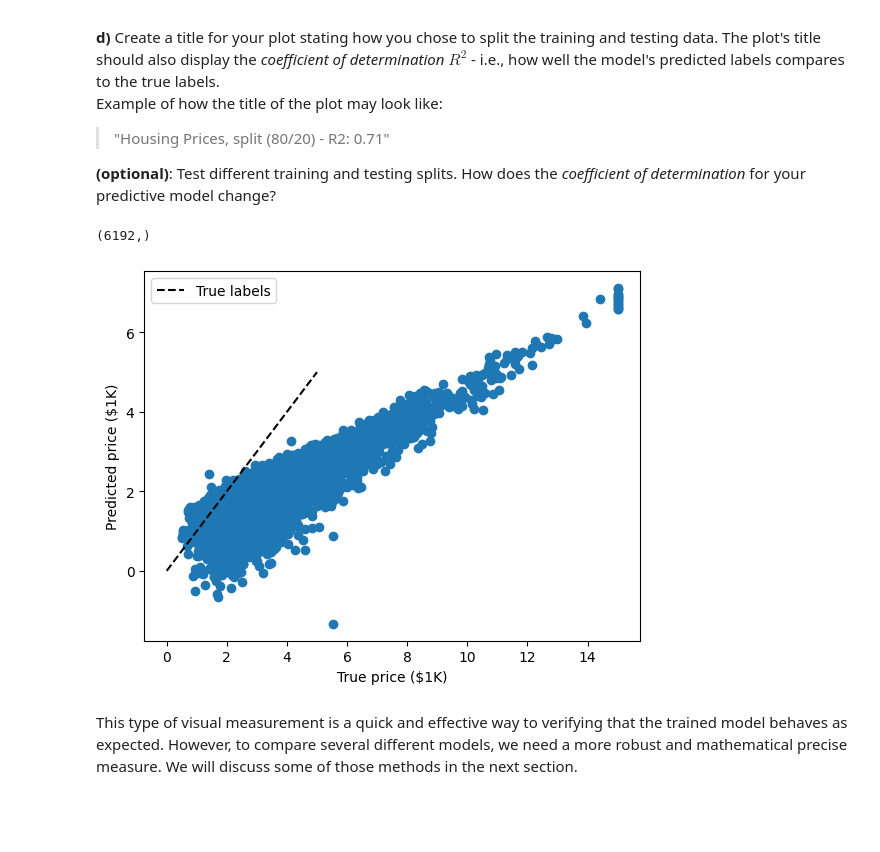
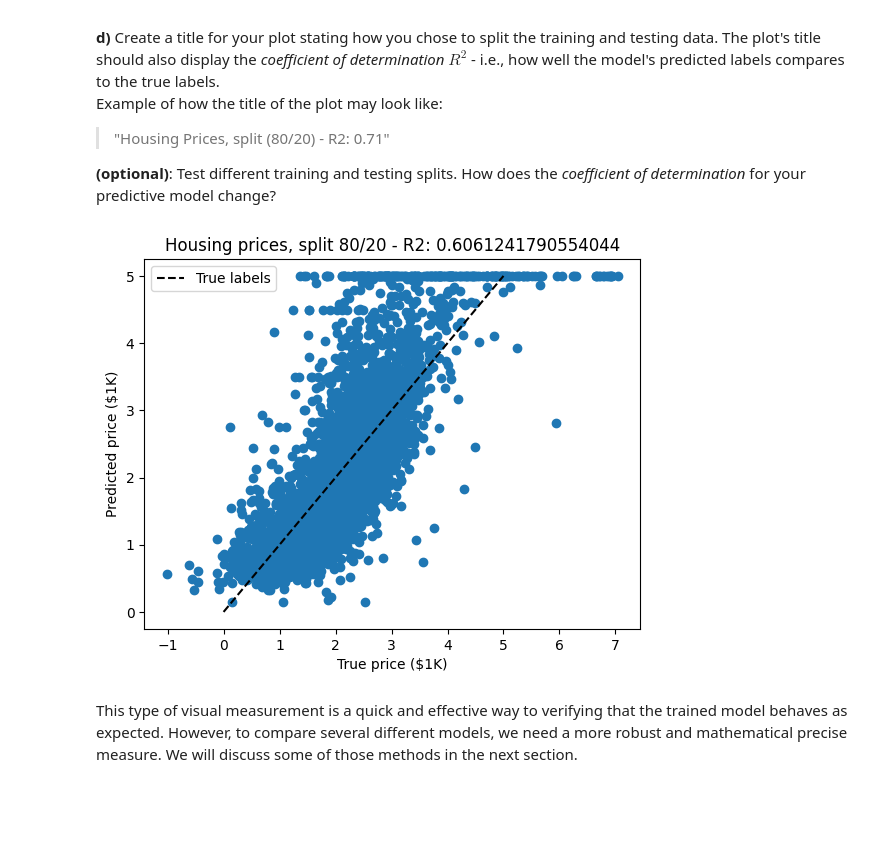
Before and after one commit to richard-lovgren/ml-1dl034-public-assignments, a Jupyter notebook: Assignments/Practical/PracticalNotebook3.ipynb, the cells around one changed output. Cells and saved outputs as stored; diff of their text form; code cells hidden in the pictures.

```diff
--- a/Assignments/Practical/PracticalNotebook3.ipynb
+++ b/Assignments/Practical/PracticalNotebook3.ipynb
@@ -180,34 +180,36 @@ Example of how the title of the plot may look like:
 # %%
 import matplotlib.pyplot as plt
 from sklearn import datasets
 from sklearn.datasets  import fetch_california_housing
 california = fetch_california_housing()
 
 # YOUR CODE HERE
 #
 #
 from sklearn.model_selection import train_test_split
 
+split = 0.2
+
 x = california["data"]
 y = california.target
 
-x_train, x_test, y_train, y_test = train_test_split(x, y, test_size=0.3)
+x_train, x_test, y_train, y_test = train_test_split(x, y, test_size=split)
 
 reg = LinearRegression().fit(x_train, y_train)
 prediction = reg.predict(x_test)
 
 # CODE PROVIDED TO COMPARE YOUR RESULTS AGAINST THE ACTUAL LABELS
 xlim = [0, 5]
 ylim = [0, 5]
-plt.scatter(s, prediction)
 plt.plot(xlim, ylim, '--k', label=f"True labels")
+plt.scatter(prediction, y_test)
+plt.title("Housing prices, split " + str(int(100*(1-split))) + "/" + str(int(100*split)) + " - R2: " + str(reg.score(x_test, y_test)))
 plt.xlabel("True price ($1K)")
 plt.ylabel("Predicted price ($1K)")
 plt.legend()
 plt.show()
 # %% [output]
-(6192,)
-[figure, old version]
+[figure, new version]
 # %% [markdown]
 This type of visual measurement is a quick and effective way to verifying that the trained model behaves as expected. However, to compare several different models, we need a more robust and mathematical precise measure. We will discuss some of those methods in the next section.
 
```
Also changed, not shown: parts of 6 cells of this notebook.
